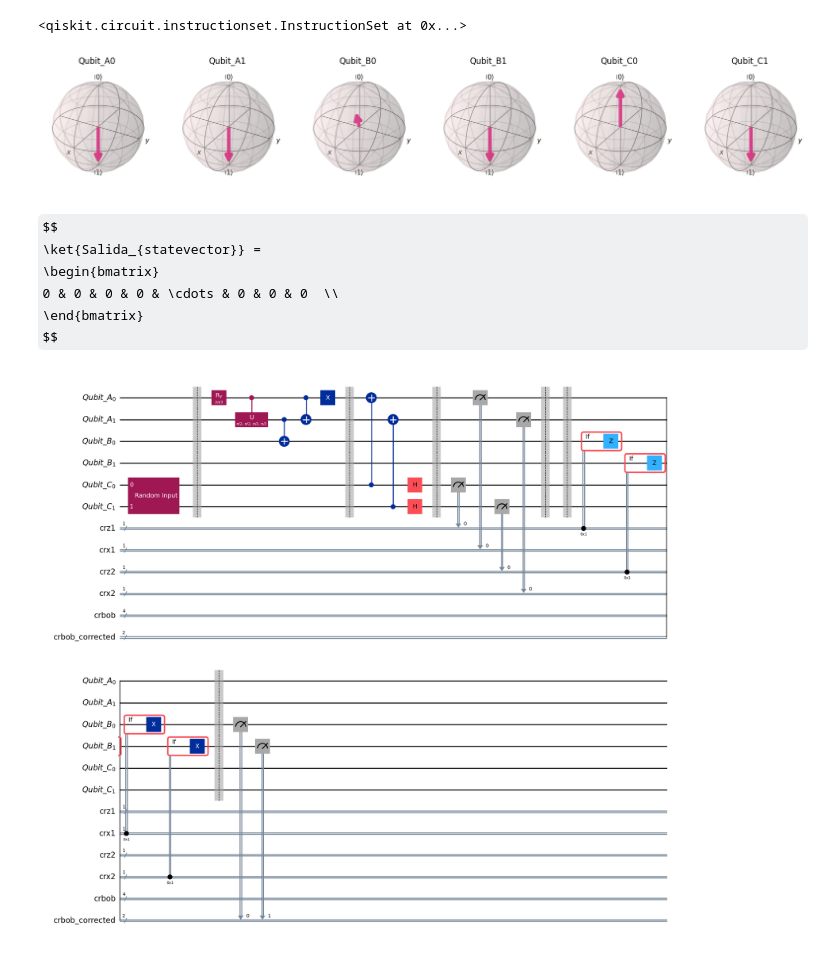
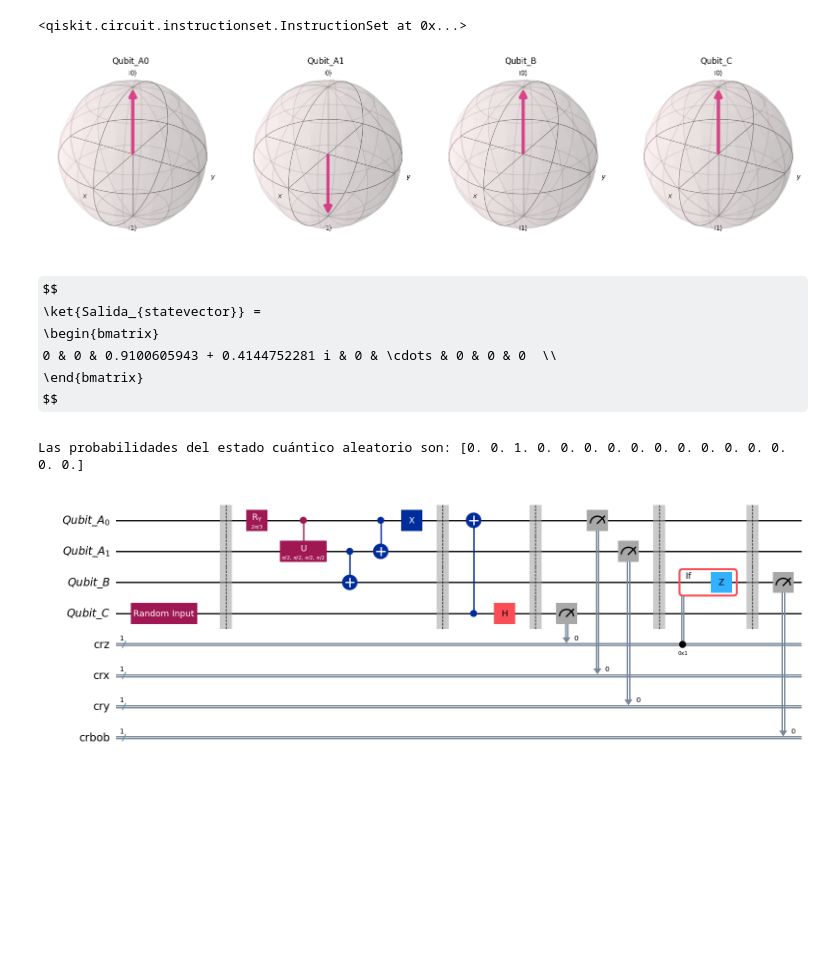
Before and after one commit to Cristian-David-Araujo/quantum_computer, a Jupyter notebook: P3/2_Teletransportacion_Cuantica_2025_Qiskit2.0.ipynb, the cells around one changed output. Drawn from its saved outputs; the diff is of its cells as text; code cells hidden in the pictures; some formulas as TeX source; blank space fills up the shorter version.

```diff
--- a/P3/2_Teletransportacion_Cuantica_2025_Qiskit2.0.ipynb
+++ b/P3/2_Teletransportacion_Cuantica_2025_Qiskit2.0.ipynb
@@ -54,16 +46,16 @@ def circuito_de_bob_w(qc, beta1, beta2, m1, m2, m3, m4):
 # %%
 # Definición de registros de qubits de entrada
-Q2teletransport = QuantumRegister(2, name='Qubit_C')  # Ahora contiene 2 qubits
-QEntanglem_A = QuantumRegister(2, name='Qubit_A')  # Ahora contiene 2 qubits
-QEntanglem_B = QuantumRegister(2, name='Qubit_B')  # Ahora contiene 2 qubits
+Q2teletransport = QuantumRegister(1, name='Qubit_C')  # Ahora contiene 1 qubit
+QEntanglem_A = QuantumRegister(2, name='Qubit_A')  # Ahora contiene 4 qubit
+QEntanglem_B = QuantumRegister(1, name='Qubit_B')  # Ahora contiene 1 qubit
 
-# Definición de registros de bits clásicos para medida
-crz1 = ClassicalRegister(1, name='crz1')
-crx1 = ClassicalRegister(1, name='crx1')
-crz2 = ClassicalRegister(1, name='crz2')
-crx2 = ClassicalRegister(1, name='crx2')
-crbob = ClassicalRegister(4, name='crbob')  # Ahora contiene 4 bits clásicos
+# Definición de registros de 3 bits clásicos para medida
+crz = ClassicalRegister(1, name='crz')
+crx = ClassicalRegister(1, name='crx')
+cry = ClassicalRegister(1, name='cry')
+
+crbob = ClassicalRegister(1, name='crbob')  # Ahora contiene 1 bits clásicos
 
 # Definición del circuito de teletransportación cuántica
-teleport_cir = QuantumCircuit(QEntanglem_A, QEntanglem_B, Q2teletransport, crz1, crx1, crz2, crx2, crbob)
+teleport_cir = QuantumCircuit(QEntanglem_A, QEntanglem_B, Q2teletransport, crz, crx, cry, crbob)
 # %%
@@ -105,8 +83,7 @@ Las probabilidades del estado cuántico aleatorio 2 son: [0.11009425 0.88990575]
 # %%
 # Ensamblado del circuito completo de la Teletransportación Cuántica con estado W
-init_gate = QuantumCircuit(2, name="Random Input")
+init_gate = QuantumCircuit(1, name="Random Input")
 init_gate.initialize(qrandom1, 0)
-init_gate.initialize(qrandom2, 1)
 
 teleport_cir.append(init_gate.to_instruction(), Q2teletransport)
 teleport_cir.barrier()  # Uso de "barrier" (barrera) para separar las diversas etapas
@@ -116,13 +93,13 @@ crear_estado_w(teleport_cir, QEntanglem_A[0], QEntanglem_A[1], QEntanglem_B[0])
 teleport_cir.barrier()
 
 # Circuito de Alice
-circuito_de_alice_w(teleport_cir, Q2teletransport[0], Q2teletransport[1], QEntanglem_A[0], QEntanglem_A[1])
+circuito_de_alice_w(teleport_cir, Q2teletransport[0], QEntanglem_A[0])
 
 # Medición de Alice
-medicion_de_alice_w(teleport_cir, Q2teletransport[0], Q2teletransport[1], QEntanglem_A[0], QEntanglem_A[1], crz1, crx1, crz2, crx2)
+medicion_de_alice_w(teleport_cir, Q2teletransport[0], QEntanglem_A[0], QEntanglem_A[1], crz, crx, cry)
 
 # Circuito de Bob
-circuito_de_bob_w(teleport_cir, QEntanglem_B[0], QEntanglem_B[1], crz1, crx1, crz2, crx2)
+circuito_de_bob_w(teleport_cir, QEntanglem_B[0], crz, crx, cry)
 # %%
 # Definición de simuladores requeridos
 statevector_simulator = AerSimulator(method='statevector')
@@ -143,36 +120,36 @@ statevector = result.get_statevector(circ_statevector)
 # %%
 fig = plot_bloch_multivector(statevector)
 
-custom_labels = ['Qubit_A0', 'Qubit_A1', 'Qubit_B0', 'Qubit_B1', 'Qubit_C0', 'Qubit_C1']
+custom_labels = ['Qubit_A0', 'Qubit_A1', 'Qubit_B', 'Qubit_C']
 # Personalizar los títulos de los ejes
 for ax, label in zip(fig.axes, custom_labels):
     ax.set_title(label, pad=28)
 plt.show()
 
 display(array_to_latex(Statevector(statevector), prefix="\\ket{Salida_{statevector}} = "))
+
+print("Las probabilidades del estado cuántico aleatorio son:", Statevector(statevector).probabilities())
 # %% [output]
-[figure, old version]
+[figure, new version]
 $$
 \ket{Salida_{statevector}} =
 \begin{bmatrix}
-0 & 0 & 0 & 0 & \cdots & 0 & 0 & 0  \\
+0 & 0 & 0.9100605943 + 0.4144752281 i & 0 & \cdots & 0 & 0 & 0  \\
  \end{bmatrix}
 $$
+Las probabilidades del estado cuántico aleatorio son: [0. 0. 1. 0. 0. 0. 0. 0. 0. 0. 0. 0. 0. 0. 0. 0.]
 # %%
 teleport_cir.barrier() # Uso de "barrier" (barrera) para separar las diversas etapas
 
-# Crear un registro clásico de tamaño 2 para medir QEntanglem_B
-crbob_corrected = ClassicalRegister(2, name='crbob_corrected')
-teleport_cir.add_register(crbob_corrected)
 
 # Medir QEntanglem_B en el registro clásico corregido
-teleport_cir.measure(QEntanglem_B, crbob_corrected)
+teleport_cir.measure(QEntanglem_B, crbob)
 
-# Gráfica del circuito completo de Teletransportación Cuántica
+# Gráfica del circuito completo de Teletransportación CuánticaQEntanglem_B
 teleport_cir.draw('mpl')
 plt.show()
 # %% [output]
-[figure, old version]
+[figure, new version]
 # %%
 # Simulación del circuito completo
 shots = 8192
```
Also changed, not shown: parts of 7 cells of this notebook, 1 other file.
